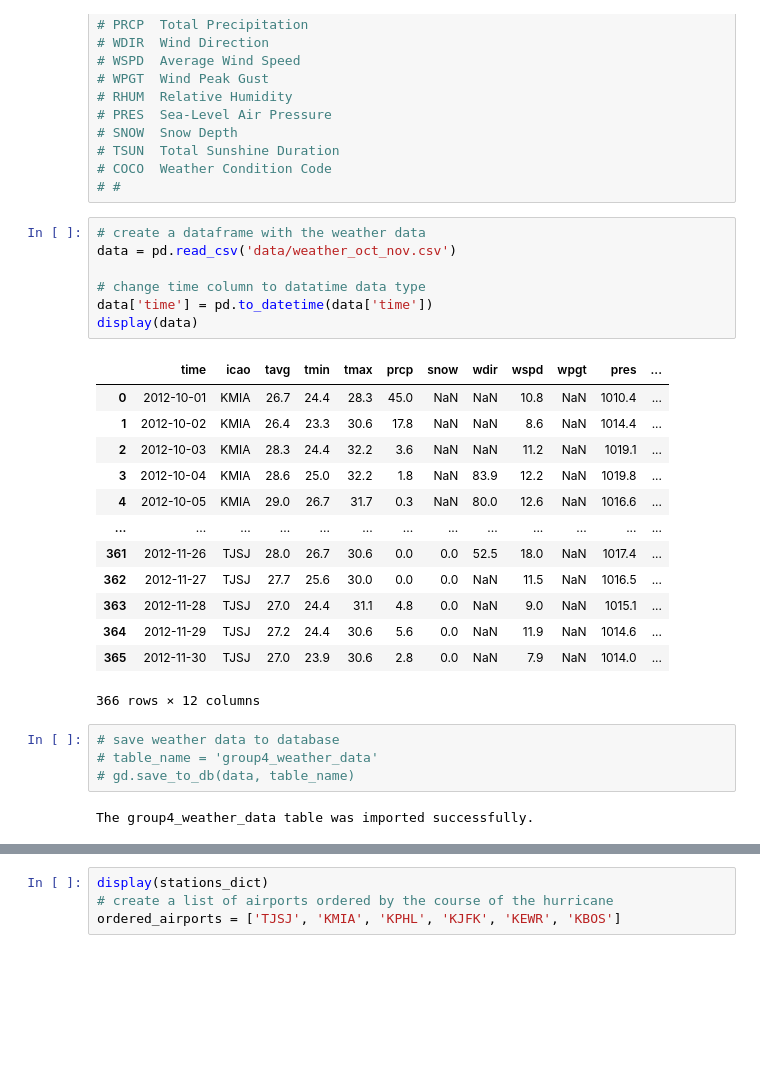
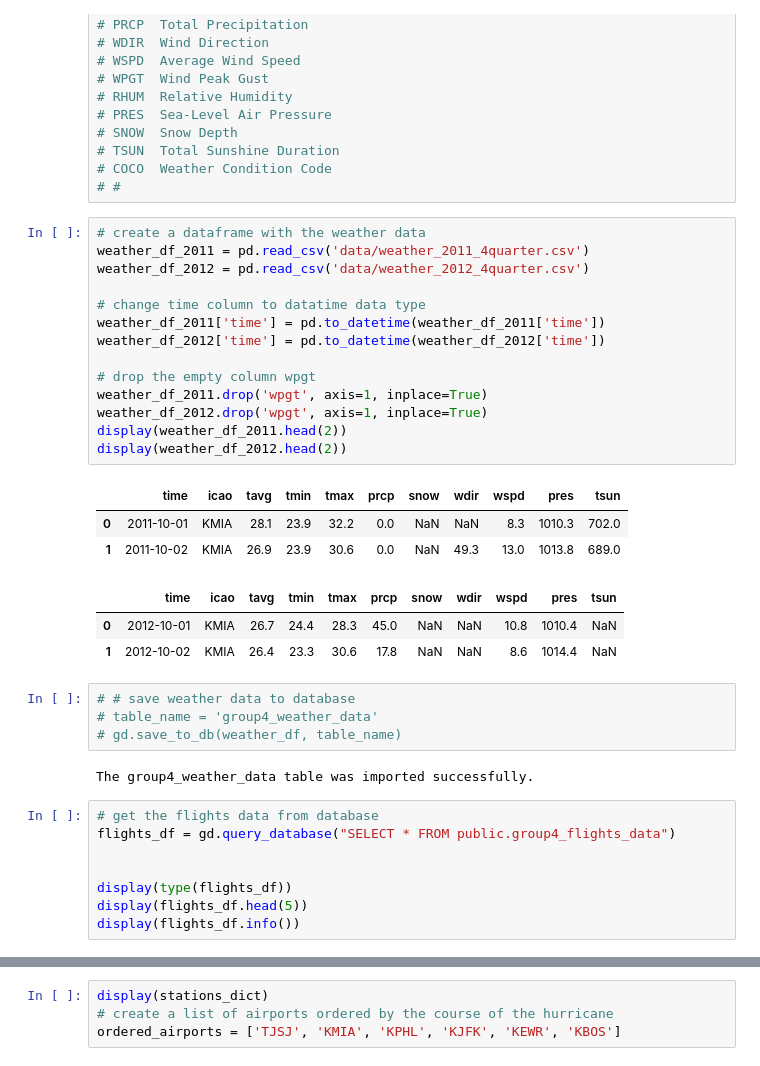
Before and after one commit to sergioserge/us-airports-project, a Jupyter notebook: us-airports-project.ipynb, the cells around one changed output, grey strips where cells are left out. Drawn from its saved outputs; the diff is of its cells as text; blank space fills up the shorter version.

```diff
--- a/us-airports-project.ipynb
+++ b/us-airports-project.ipynb
@@ -150,29 +169,37 @@ display(stations_dict)
 # #
 # %%
 # create a dataframe with the weather data
-data = pd.read_csv('data/weather_oct_nov.csv')
+weather_df_2011 = pd.read_csv('data/weather_2011_4quarter.csv')
+weather_df_2012 = pd.read_csv('data/weather_2012_4quarter.csv')
 
 # change time column to datatime data type
-data['time'] = pd.to_datetime(data['time'])
-display(data)
+weather_df_2011['time'] = pd.to_datetime(weather_df_2011['time'])
+weather_df_2012['time'] = pd.to_datetime(weather_df_2012['time'])
+
+# drop the empty column wpgt
+weather_df_2011.drop('wpgt', axis=1, inplace=True)
+weather_df_2012.drop('wpgt', axis=1, inplace=True)
+display(weather_df_2011.head(2))
+display(weather_df_2012.head(2))
 # %% [output]
-|  | time | icao | tavg | tmin | tmax | prcp | snow | wdir | wspd | wpgt | pres | ... |
-| 0 | 2012-10-01 | KMIA | 26.7 | 24.4 | 28.3 | 45.0 | NaN | NaN | 10.8 | NaN | 1010.4 | ... |
-| 1 | 2012-10-02 | KMIA | 26.4 | 23.3 | 30.6 | 17.8 | NaN | NaN | 8.6 | NaN | 1014.4 | ... |
-| 2 | 2012-10-03 | KMIA | 28.3 | 24.4 | 32.2 | 3.6 | NaN | NaN | 11.2 | NaN | 1019.1 | ... |
-| 3 | 2012-10-04 | KMIA | 28.6 | 25.0 | 32.2 | 1.8 | NaN | 83.9 | 12.2 | NaN | 1019.8 | ... |
-| 4 | 2012-10-05 | KMIA | 29.0 | 26.7 | 31.7 | 0.3 | NaN | 80.0 | 12.6 | NaN | 1016.6 | ... |
-| ... | ... | ... | ... | ... | ... | ... | ... | ... | ... | ... | ... | ... |
-| 361 | 2012-11-26 | TJSJ | 28.0 | 26.7 | 30.6 | 0.0 | 0.0 | 52.5 | 18.0 | NaN | 1017.4 | ... |
-| 362 | 2012-11-27 | TJSJ | 27.7 | 25.6 | 30.0 | 0.0 | 0.0 | NaN | 11.5 | NaN | 1016.5 | ... |
-| 363 | 2012-11-28 | TJSJ | 27.0 | 24.4 | 31.1 | 4.8 | 0.0 | NaN | 9.0 | NaN | 1015.1 | ... |
-| 364 | 2012-11-29 | TJSJ | 27.2 | 24.4 | 30.6 | 5.6 | 0.0 | NaN | 11.9 | NaN | 1014.6 | ... |
-| 365 | 2012-11-30 | TJSJ | 27.0 | 23.9 | 30.6 | 2.8 | 0.0 | NaN | 7.9 | NaN | 1014.0 | ... |
+|  | time | icao | tavg | tmin | tmax | prcp | snow | wdir | wspd | pres | tsun |
+| 0 | 2011-10-01 | KMIA | 28.1 | 23.9 | 32.2 | 0.0 | NaN | NaN | 8.3 | 1010.3 | 702.0 |
+| 1 | 2011-10-02 | KMIA | 26.9 | 23.9 | 30.6 | 0.0 | NaN | 49.3 | 13.0 | 1013.8 | 689.0 |
-366 rows × 12 columns
+|  | time | icao | tavg | tmin | tmax | prcp | snow | wdir | wspd | pres | tsun |
+| 0 | 2012-10-01 | KMIA | 26.7 | 24.4 | 28.3 | 45.0 | NaN | NaN | 10.8 | 1010.4 | NaN |
+| 1 | 2012-10-02 | KMIA | 26.4 | 23.3 | 30.6 | 17.8 | NaN | NaN | 8.6 | 1014.4 | NaN |
 # %%
-# save weather data to database
+# # save weather data to database
 # table_name = 'group4_weather_data'
-# gd.save_to_db(data, table_name)
+# gd.save_to_db(weather_df, table_name)
 # %% [output]
 The group4_weather_data table was imported successfully.
+# %%
+# get the flights data from database
+flights_df = gd.query_database("SELECT * FROM public.group4_flights_data")
+
+
+display(type(flights_df))
+display(flights_df.head(5))
+display(flights_df.info())
 # %%
```
Also changed, not shown: parts of 11 cells of this notebook, 2 other files.
